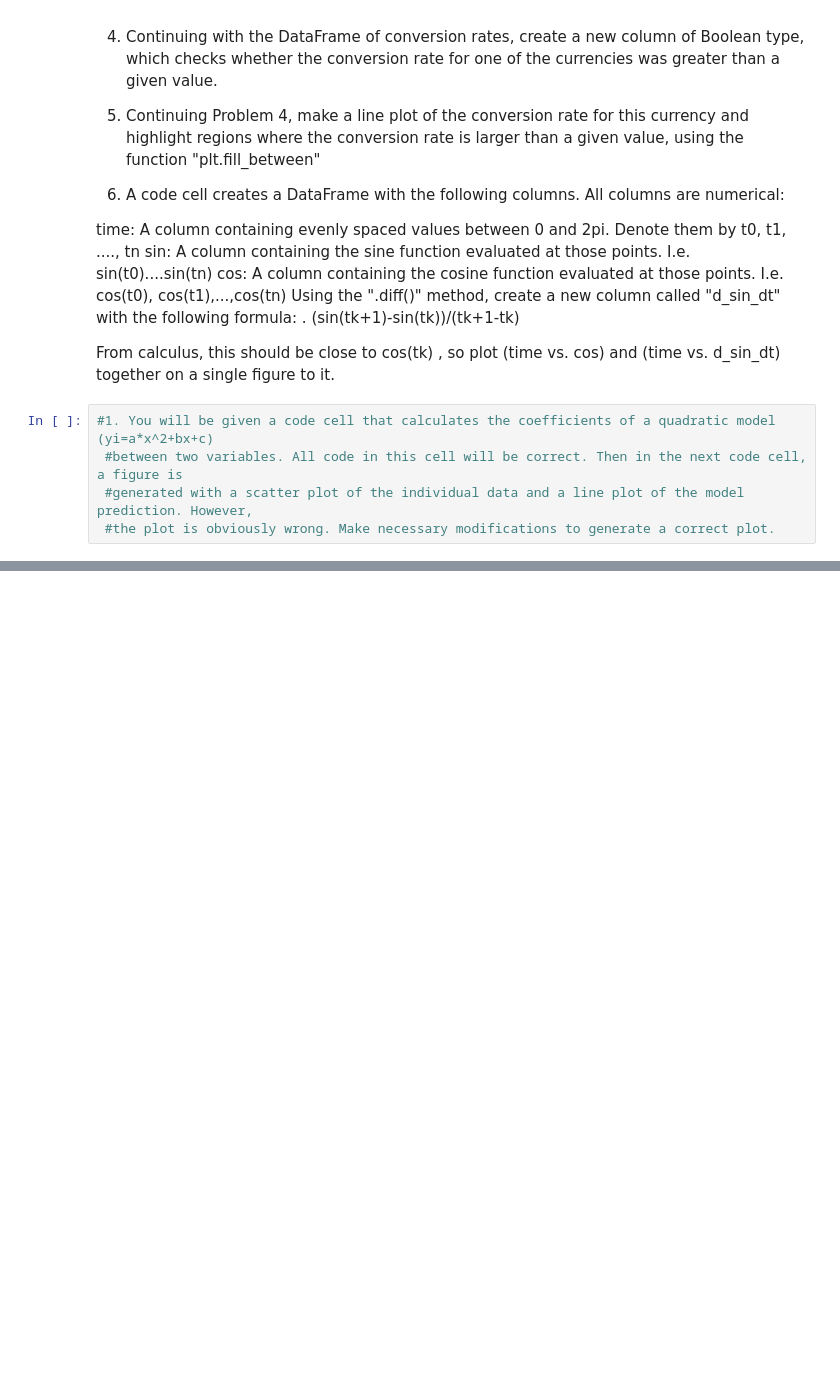
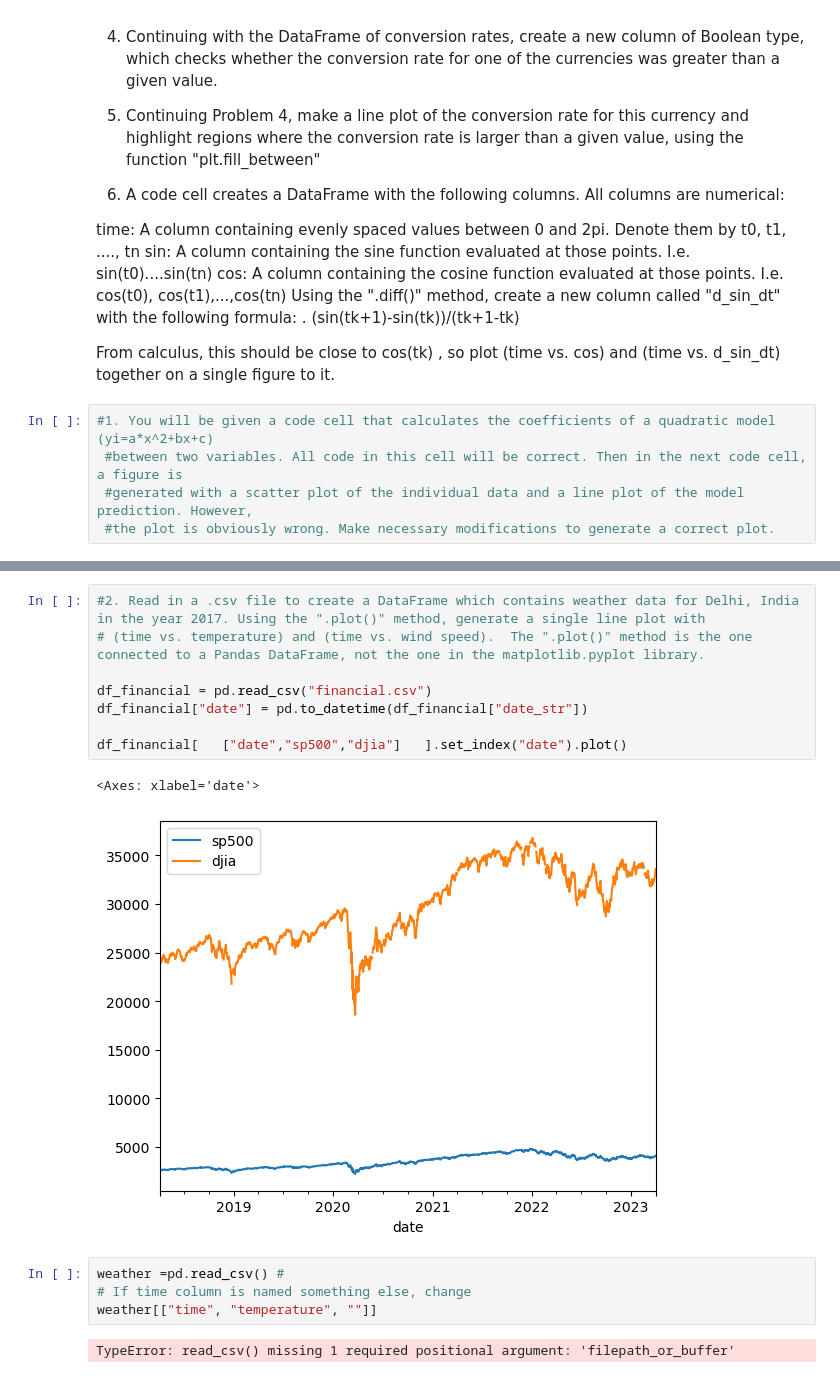
Before and after one commit to jshin0229/qtm151fall2025real, a Jupyter notebook: quiz_prep4.ipynb, the cells around one changed output, grey strips where cells are left out. Drawn from its saved outputs; the diff is of its cells as text; blank space fills up the shorter version.

```diff
--- a/quiz_prep4.ipynb
+++ b/quiz_prep4.ipynb
@@ -79,0 +57,17 @@ plt.show()
+# %%
+#2. Read in a .csv file to create a DataFrame which contains weather data for Delhi, India in the year 2017. Using the ".plot()" method, generate a single line plot with
+# (time vs. temperature) and (time vs. wind speed).  The ".plot()" method is the one connected to a Pandas DataFrame, not the one in the matplotlib.pyplot library.
+
+df_financial = pd.read_csv("financial.csv")
+df_financial["date"] = pd.to_datetime(df_financial["date_str"])
+
+df_financial[   ["date","sp500","djia"]   ].set_index("date").plot()
+# %% [output]
+<Axes: xlabel='date'>
+[figure, added]
+# %%
+weather =pd.read_csv() #
+# If time column is named something else, change
+weather[["time", "temperature", ""]]
+# %% [output]
+TypeError: read_csv() missing 1 required positional argument: 'filepath_or_buffer'
```
Also changed, not shown: parts of 7 cells of this notebook, 1 other file.
